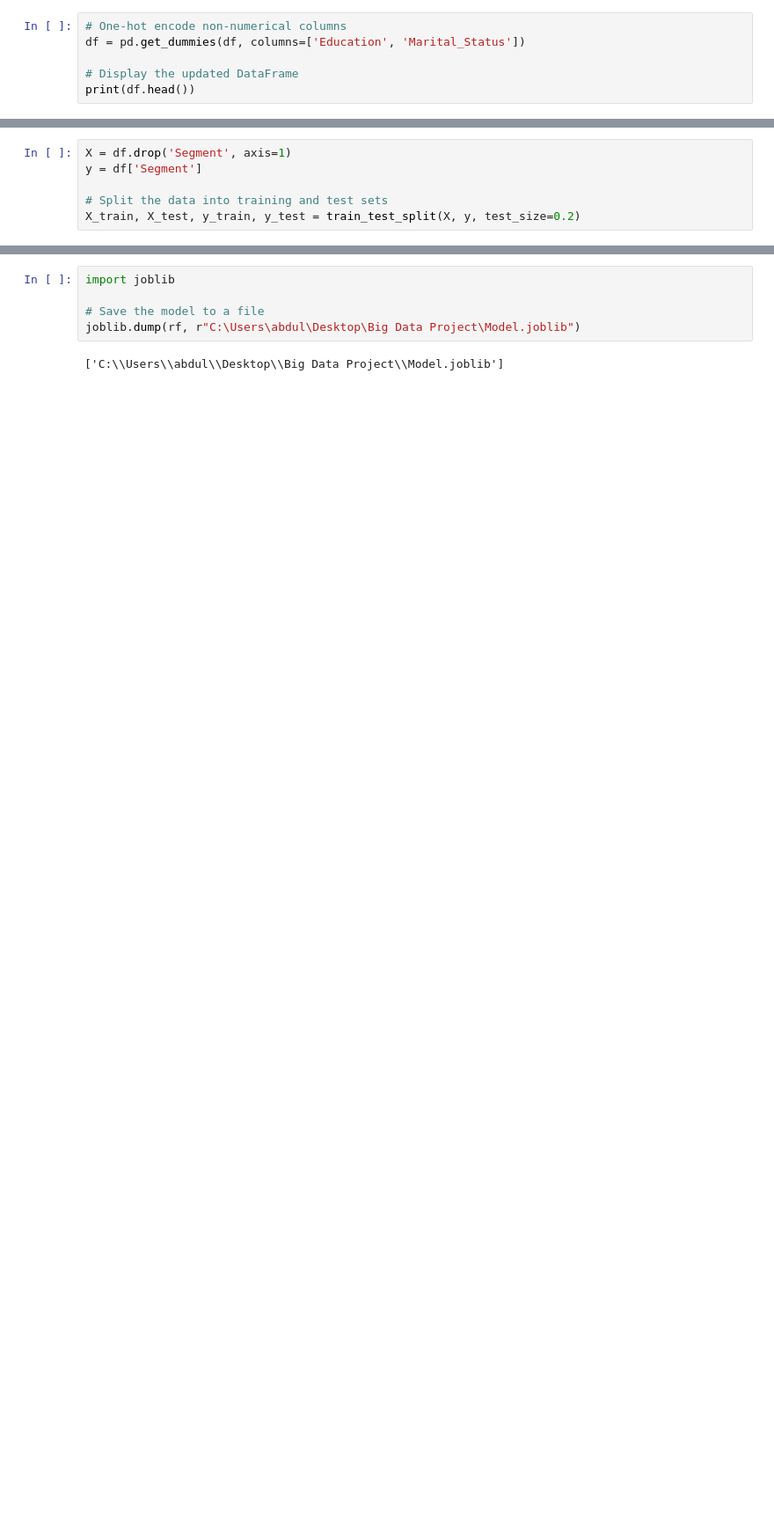
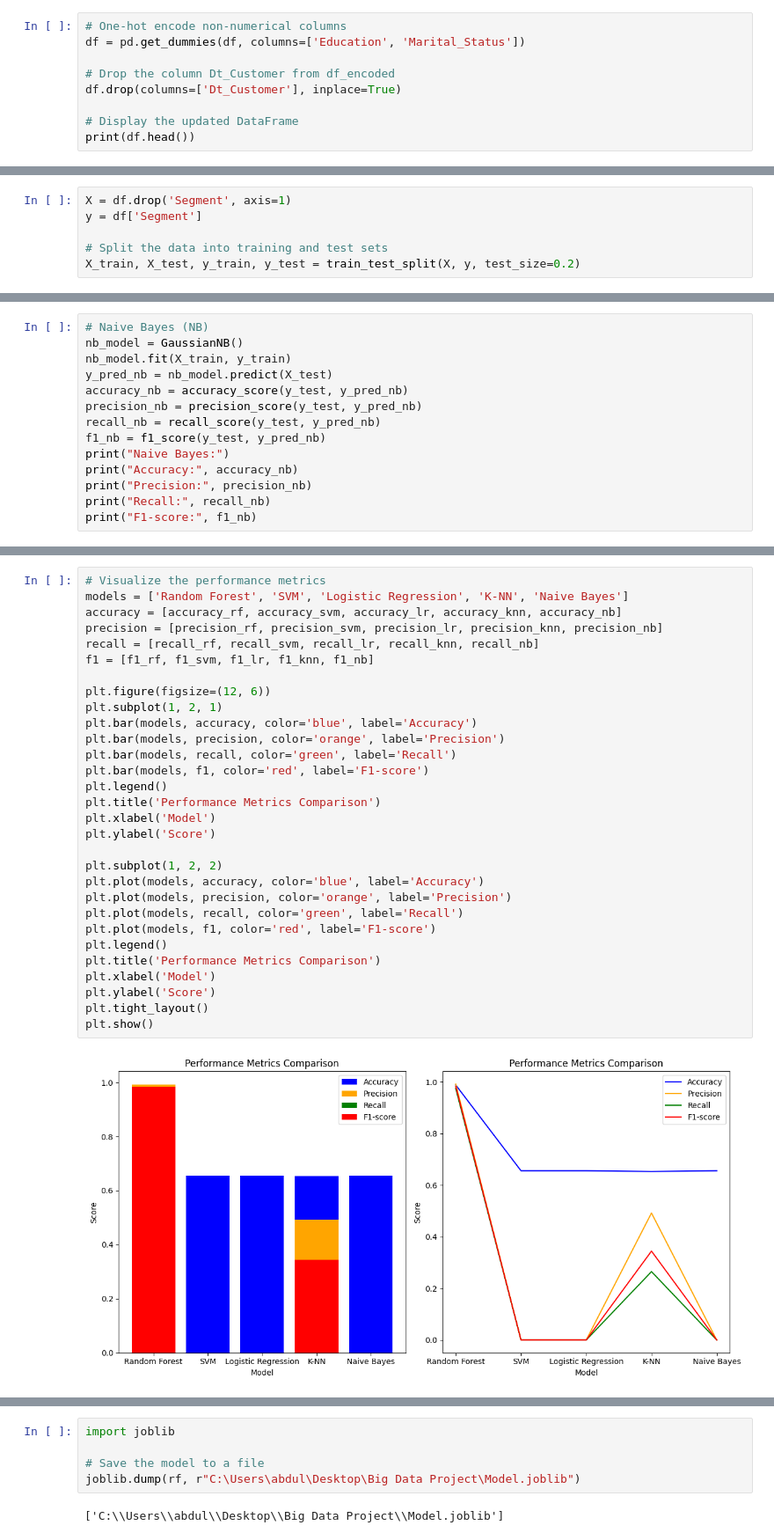
Before and after one commit to COMP3610-Group-H/Customer-Segmentation, a Jupyter notebook: Segment Classification.ipynb, the cells around one changed output, grey strips where cells are left out. Shown at 88% size. Drawn from its saved outputs; the diff is of its cells as text; blank space fills up the shorter version.

Commit message:
Visualisation added

```diff
--- a/Segment Classification.ipynb
+++ b/Segment Classification.ipynb
@@ -164,6 +164,9 @@ dtype: int64
 # One-hot encode non-numerical columns
 df = pd.get_dummies(df, columns=['Education', 'Marital_Status'])
 
+# Drop the column Dt_Customer from df_encoded
+df.drop(columns=['Dt_Customer'], inplace=True)
+
 # Display the updated DataFrame
 print(df.head())
 # %% [output]
@@ -234,0 +299,14 @@ for i in range(3):
+# %%
+# Naive Bayes (NB)
+nb_model = GaussianNB()
+nb_model.fit(X_train, y_train)
+y_pred_nb = nb_model.predict(X_test)
+accuracy_nb = accuracy_score(y_test, y_pred_nb)
+precision_nb = precision_score(y_test, y_pred_nb)
+recall_nb = recall_score(y_test, y_pred_nb)
+f1_nb = f1_score(y_test, y_pred_nb)
+print("Naive Bayes:")
+print("Accuracy:", accuracy_nb)
+print("Precision:", precision_nb)
+print("Recall:", recall_nb)
+print("F1-score:", f1_nb)
@@ -234,0 +319,32 @@ for i in range(3):
+# %%
+# Visualize the performance metrics
+models = ['Random Forest', 'SVM', 'Logistic Regression', 'K-NN', 'Naive Bayes']
+accuracy = [accuracy_rf, accuracy_svm, accuracy_lr, accuracy_knn, accuracy_nb]
+precision = [precision_rf, precision_svm, precision_lr, precision_knn, precision_nb]
+recall = [recall_rf, recall_svm, recall_lr, recall_knn, recall_nb]
+f1 = [f1_rf, f1_svm, f1_lr, f1_knn, f1_nb]
+
+plt.figure(figsize=(12, 6))
+plt.subplot(1, 2, 1)
+plt.bar(models, accuracy, color='blue', label='Accuracy')
+plt.bar(models, precision, color='orange', label='Precision')
+plt.bar(models, recall, color='green', label='Recall')
+plt.bar(models, f1, color='red', label='F1-score')
+plt.legend()
+plt.title('Performance Metrics Comparison')
+plt.xlabel('Model')
+plt.ylabel('Score')
+
+plt.subplot(1, 2, 2)
+plt.plot(models, accuracy, color='blue', label='Accuracy')
+plt.plot(models, precision, color='orange', label='Precision')
+plt.plot(models, recall, color='green', label='Recall')
+plt.plot(models, f1, color='red', label='F1-score')
+plt.legend()
+plt.title('Performance Metrics Comparison')
+plt.xlabel('Model')
+plt.ylabel('Score')
+plt.tight_layout()
+plt.show()
+# %% [output]
+[figure, added]
```
Also changed, not shown: parts of 25 cells of this notebook.
